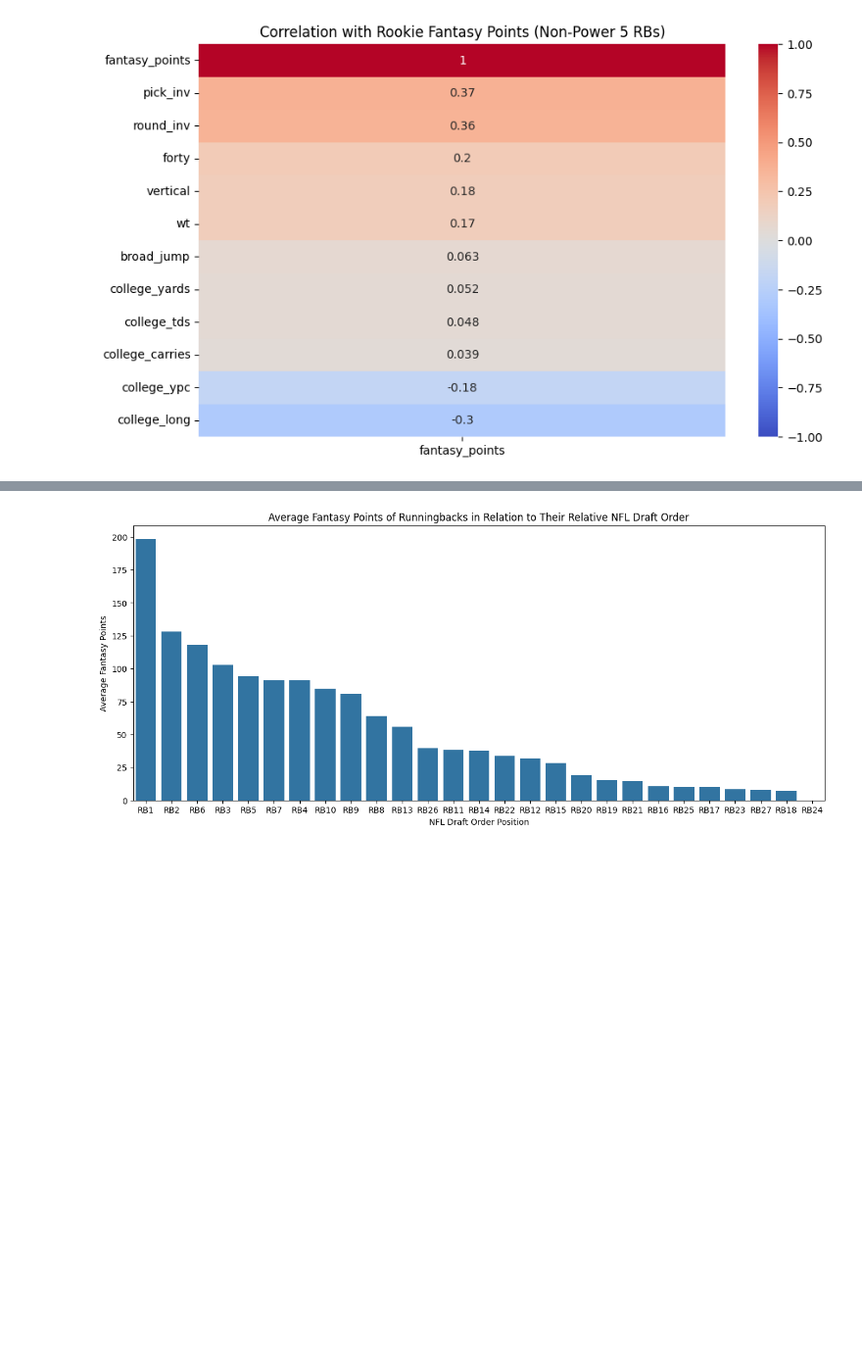
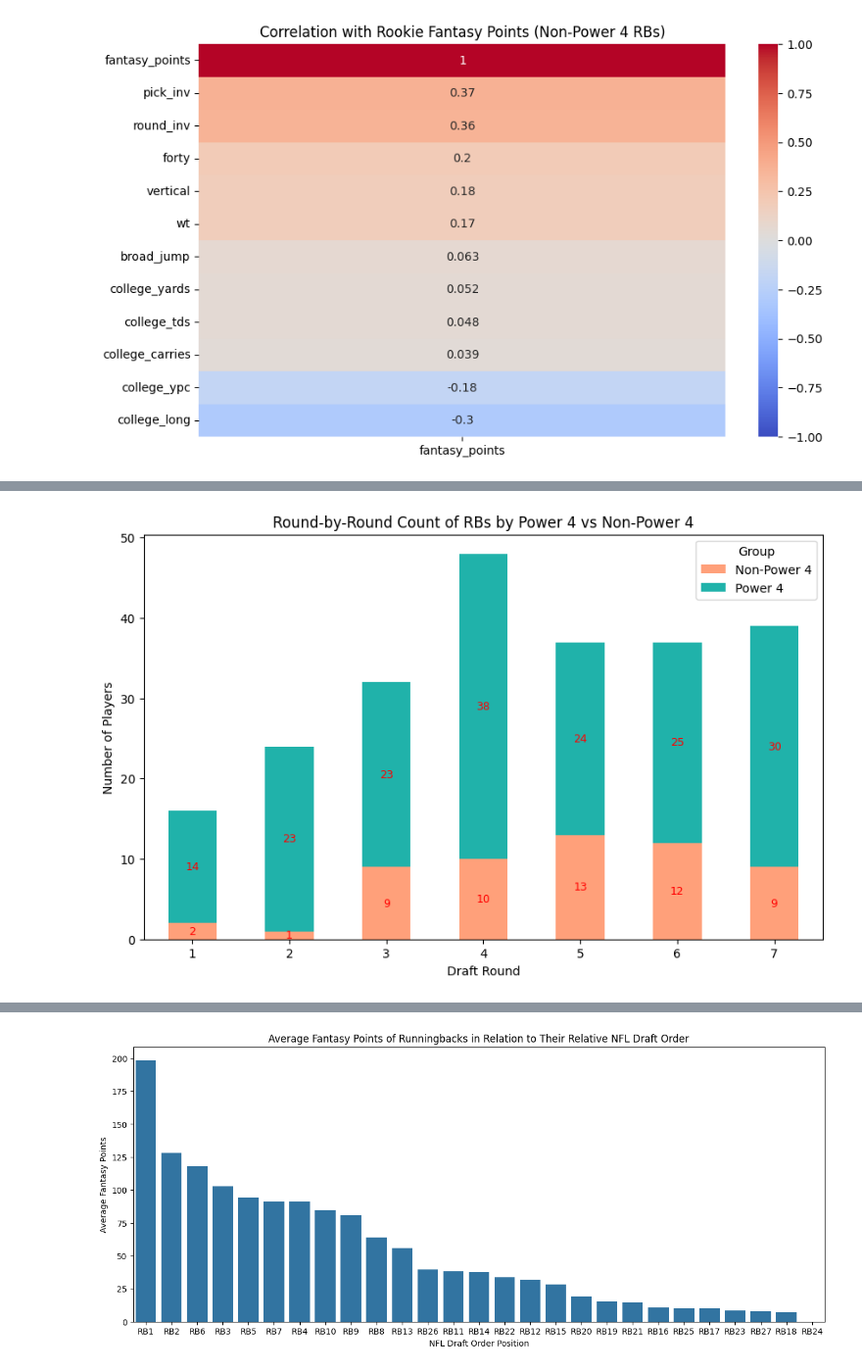
Before and after one commit to jtang6031/593-ff-rookie-success, a Jupyter notebook: src/ff_analysis_visualization.ipynb, the cells around one changed output, grey strips where cells are left out. Shown at 98% size. Cells and saved outputs as stored; diff of their text form; code cells hidden in the pictures; blank space fills up the shorter version.

Commit message:
added more visualizations and analysis

```diff
--- a/src/ff_analysis_visualization.ipynb
+++ b/src/ff_analysis_visualization.ipynb
@@ -173,8 +173,8 @@ array(['Georgia', 'Wisconsin', 'Alabama', 'Nebraska', 'Indiana',
        'Marshall', 'Troy', 'New Hampshire', 'Central Florida', 'Iowa',
        'Kansas', 'SMU', 'Syracuse'], dtype=object)
 # %%
-# Figure out the P5 vs. non-P5 schools
-non_power5_schools = [
+# Figure out the P4 vs. non-P4 schools
+non_power4_schools = [
     "Ala-Birmingham","Appalachian St.","BYU","Boise St.","Central Florida","Central Michigan",
     "Cincinnati","Coastal Carolina","Eastern Michigan","Florida Atlantic","Fordham","Houston",
     "Louisiana","Louisiana Tech","Marshall","Memphis","Navy","New Hampshire","New Mexico St.",
@@ -183,6 +183,6 @@ non_power5_schools = [
     "Troy","Tulane","Utah St.","Virginia St.","Wyoming"
 ]
 
-# Group the colleges to P5 vs. non-P5 schools
-df["p5_status"] = df["college"].apply(lambda x: "Non-Power 5" if x in non_power5_schools else "Power 5")
+# Group the colleges to P4 vs. non-P4 schools
+df["p4_status"] = df["college"].apply(lambda x: "Non-Power 4" if x in non_power4_schools else "Power 4")
 # %%
@@ -217,0 +224,21 @@ for status in ["Power 5", "Non-Power 5"]:
+# %%
+round_counts = df.groupby(['round', 'p4_status']).size().unstack(fill_value=0)
+
+ax = round_counts.plot(kind='bar', stacked=True, figsize=(10,6), color=['#FFA07A','#20B2AA'])
+plt.xlabel('Draft Round')
+plt.ylabel('Number of Players')
+plt.title('Round-by-Round Count of RBs by Power 4 vs Non-Power 4 Since 2008')
+plt.legend(title='Group')
+
+plt.xticks(rotation=0)
+
+# Add count labels inside each bar
+for i, row in enumerate(round_counts.values):
+    bottom = 0
+    for val in row:
+        if val > 0:
+            ax.text(i, bottom + val/2, str(val), ha='center', va='center', color='red', fontsize=9)
+        bottom += val
+plt.show()
+# %% [output]
+[figure, added]
```
Also changed, not shown: parts of 6 cells of this notebook.
